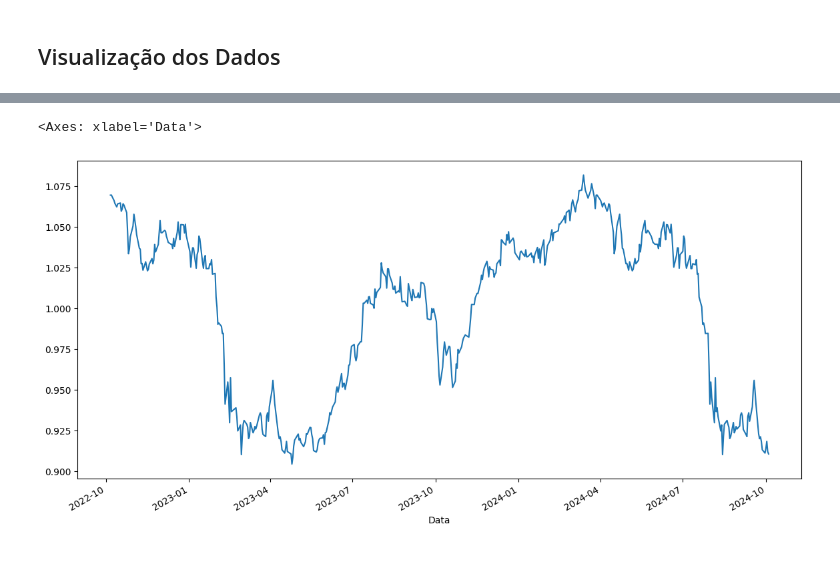
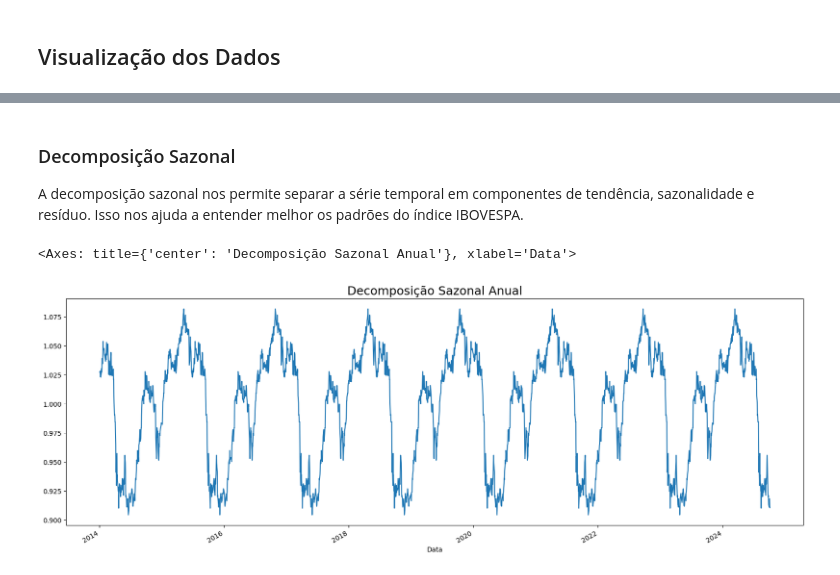
Before and after one commit to felipefreitasffs/IbovAnalysis, a Jupyter notebook: src/ibovespa.ipynb, the cells around one changed output, grey strips where cells are left out. Cells and saved outputs as stored; diff of their text form; code cells hidden in the pictures.

```diff
--- a/src/ibovespa.ipynb
+++ b/src/ibovespa.ipynb
@@ -85,3 +134,6 @@ df_ibovespa.head(10)
 df_ibovespa['Ano'] = df_ibovespa.index.year
 df_ibovespa['Mes'] =  df_ibovespa.index.month
 df_ibovespa['Semana'] =  df_ibovespa.index.day_of_week
+df_ibovespa["Dia"] = df_ibovespa.index.day
+df_ibovespa["DataFormatada"] = pd.to_datetime(df_ibovespa.index)
+df_ibovespa.info()
@@ -213,8 +230,14 @@ Note: you may need to restart the kernel to use updated packages.
+# %% [markdown]
+### Decomposição Sazonal
+
+A decomposição sazonal nos permite separar a série temporal em componentes de tendência, sazonalidade e resíduo. Isso nos ajuda a entender melhor os padrões do índice IBOVESPA.
 # %%
 from statsmodels.tsa.seasonal import seasonal_decompose
 
+plt.title('Decomposição Sazonal Anual', fontsize=18)
+
 result = seasonal_decompose(df_ibov["Último"], model="multiplicative", period=365)
-result.seasonal.iloc[:500].plot(figsize=(14, 7))
+result.seasonal.plot(figsize=(20, 7))
 # %% [output]
-<Axes: xlabel='Data'>
+<Axes: title={'center': 'Decomposição Sazonal Anual'}, xlabel='Data'>
-[figure, old version]
+[figure, new version]
```
Also changed, not shown: parts of 59 cells of this notebook, 3 other files.
